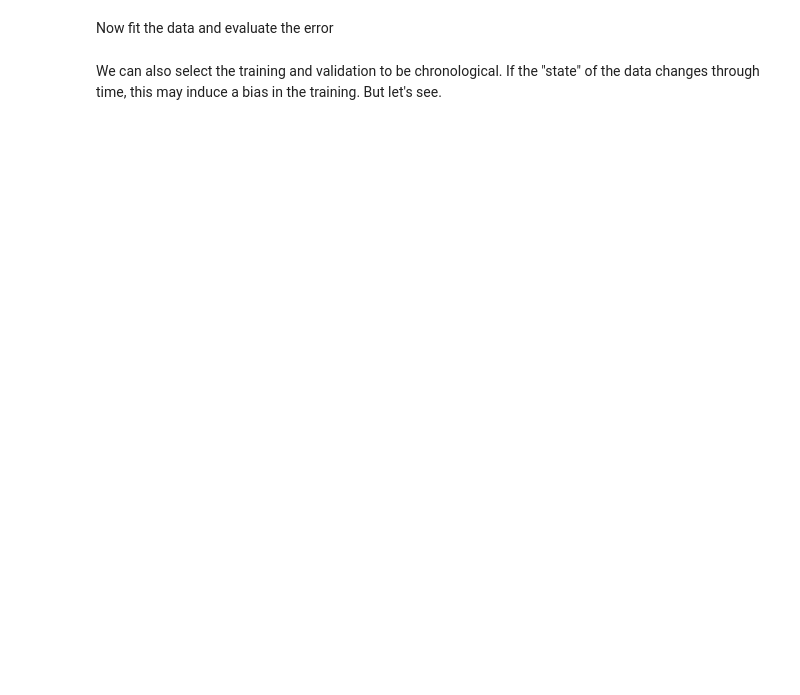
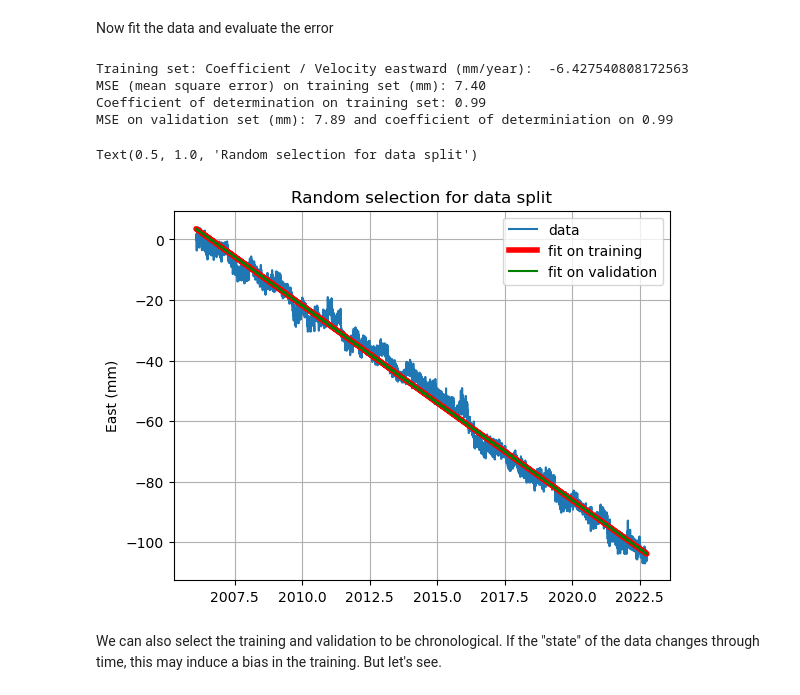
Before and after one commit to geo-smart/mlgeo-book, a Jupyter notebook: _sources/Chapter2-DataManipulation/2.5_resampling.ipynb, the cells around one changed output. Drawn from its saved outputs; the diff is of its cells as text; code cells hidden in the pictures; blank space fills up the shorter version.

```diff
--- a/_sources/Chapter2-DataManipulation/2.5_resampling.ipynb
+++ b/_sources/Chapter2-DataManipulation/2.5_resampling.ipynb
@@ -190,30 +219,36 @@ Now fit the data and evaluate the error
 # %%
 # now fit the data on the training set.
 regr = LinearRegression()
-regr_val = LinearRegression()
 # Fit on training data:
 regr.fit(t_train,E_train)
 # We will first predict the fit:
 Epred=regr.predict(t_train)
 Epred_val=regr.predict(t_val)
 
 # The coefficients
 print('Training set: Coefficient / Velocity eastward (mm/year): ', regr.coef_[0][0])
 
 print('MSE (mean square error) on training set (mm): %.2f'
       % mean_squared_error(Epred, E_train))
 # The coefficient of determination: 1 is perfect prediction
 print('Coefficient of determination on training set: %.2f'
       % r2_score(Epred, E_train))
 
 print('MSE on validation set (mm): %.2f and coefficient of determiniation on %.2f' %(mean_squared_error(Epred_val, E_val), r2_score(Epred_val, E_val)))
 
 
 plt.plot(t,E);plt.grid(True);plt.ylabel('East (mm)')
 plt.plot(t_train,Epred,color="red",linewidth=4)
 plt.plot(t_val,Epred_val,color="green")
 plt.legend(['data','fit on training','fit on validation'])
 plt.title('Random selection for data split')
+# %% [output]
+Training set: Coefficient / Velocity eastward (mm/year):  -6.427540808172563
+MSE (mean square error) on training set (mm): 7.40
+Coefficient of determination on training set: 0.99
+MSE on validation set (mm): 7.89 and coefficient of determiniation on 0.99
+Text(0.5, 1.0, 'Random selection for data split')
+[figure, added]
 # %% [markdown]
 We can also select the training and validation to be chronological. If the "state" of the data changes through time, this may induce a bias in the training. But let's see.
 # %%
```
Also changed, not shown: parts of 15 cells of this notebook, 8 other files.
